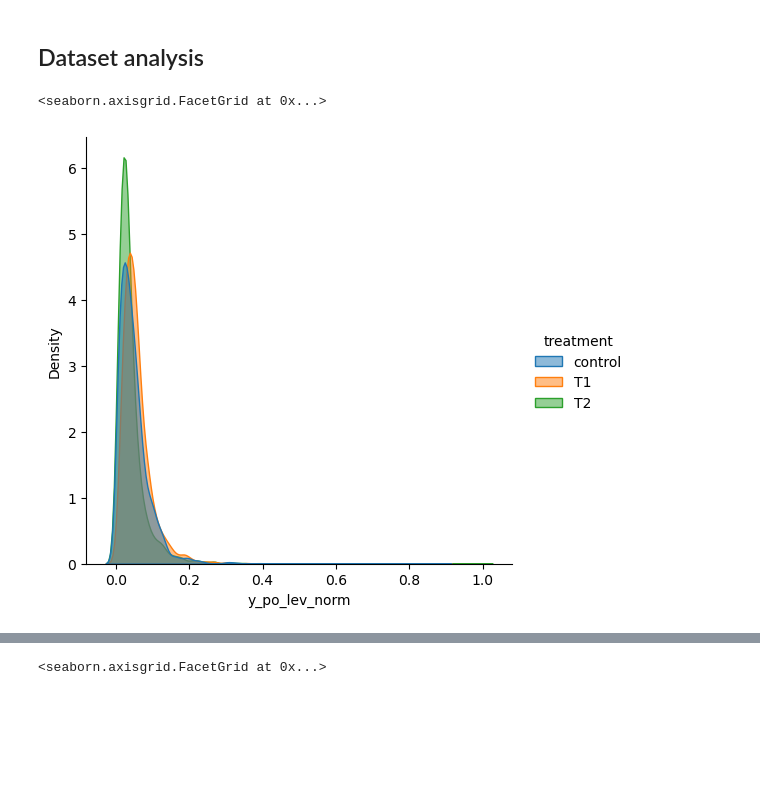
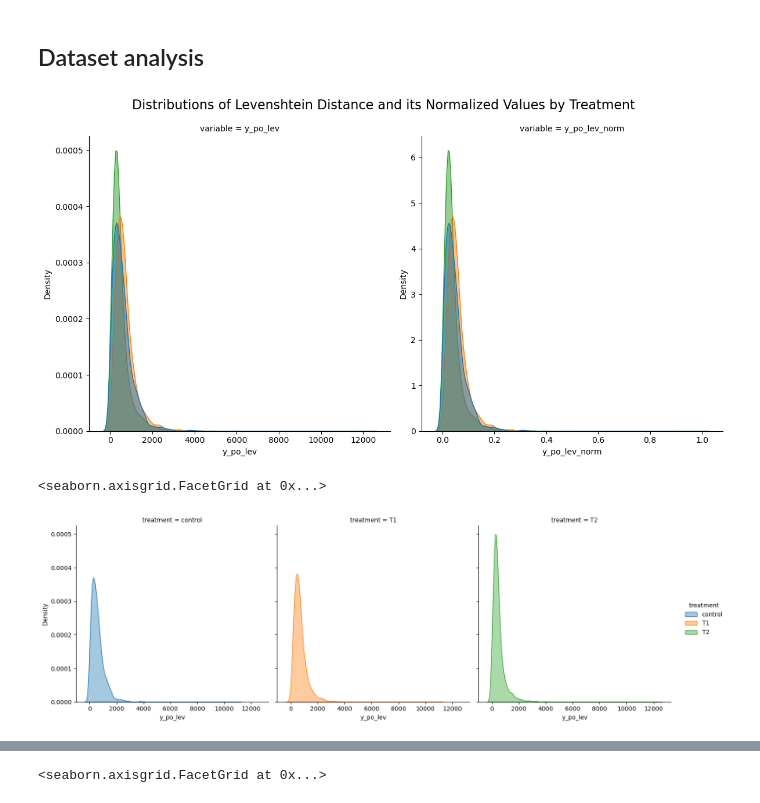
Before and after one commit to LeyliG/galeras-benchmark, a Jupyter notebook: docs/source/02_case_study_prompt_eng_propensity.ipynb, the cells around one changed output, grey strips where cells are left out. Saved outputs shown, nothing was run; the diff lists cells and outputs as text; code cells hidden in the pictures; blank space fills up the shorter version.

```diff
--- a/docs/source/02_case_study_prompt_eng_propensity.ipynb
+++ b/docs/source/02_case_study_prompt_eng_propensity.ipynb
@@ -114,8 +151,49 @@ Effect modifiers: Are the software engineering potential outcome metrics
 - e_vocab_size
 # %% [markdown]
 ## Dataset analysis
+# %%
+
+# Melt the dataframe first to combine `y_po_lev_norm` and `y_po_lev` into one column
+melted_df = treatments_df.melt(
+    id_vars=["treatment"],  # Columns to keep (e.g., `treatment`)
+    value_vars=["y_po_lev", "y_po_lev_norm"],  # Columns to melt
+    var_name="variable",  # New column name for variables
+    value_name="value"  # New column name for values
+)
+
+# Initialize the FacetGrid with larger size
+g = sns.FacetGrid(
+    melted_df,
+    col="variable",
+    sharex=False,
+    sharey=False,
+    height=6,  # Height of each subplot
+    aspect=1  # Width-to-height ratio
+)
+
+# Map the KDE plot to the grid
+g.map_dataframe(
+    sns.kdeplot,
+    x="value",
+    hue="treatment",
+    fill=True,
+    alpha=0.5
+)
+
+# Add variable names as x-axis labels
+for ax, variable in zip(g.axes.flat, melted_df["variable"].unique()):
+    ax.set_xlabel(variable)  # Set the x-axis label to the variable name
+
+# Add an overall title
+# Add an overall title
+g.fig.suptitle("Distributions of Levenshtein Distance and its Normalized Values by Treatment",
+               y=1.05, fontsize=16)
+
+plt.show()
+# %% [output]
+[figure, added]
 # %%
-sns.displot(treatments_df, x="y_po_lev_norm", hue="treatment", kind="kde", fill=True, alpha=0.5)
+sns.displot(treatments_df, x="y_po_lev", hue="treatment", kind="kde", fill=True, alpha=0.4, col="treatment")
 # %% [output]
 <seaborn.axisgrid.FacetGrid at 0x...>
-[figure, old version]
+[figure, new version]
```
Also changed, not shown: parts of 19 cells of this notebook.
